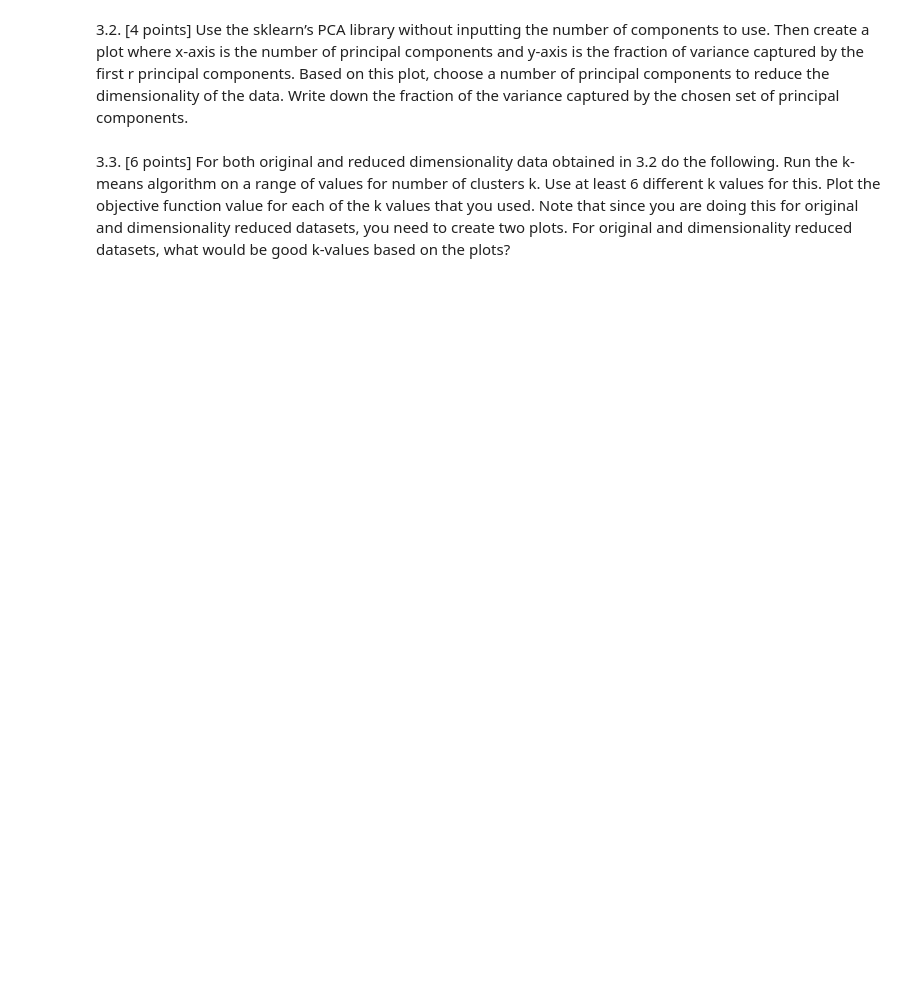
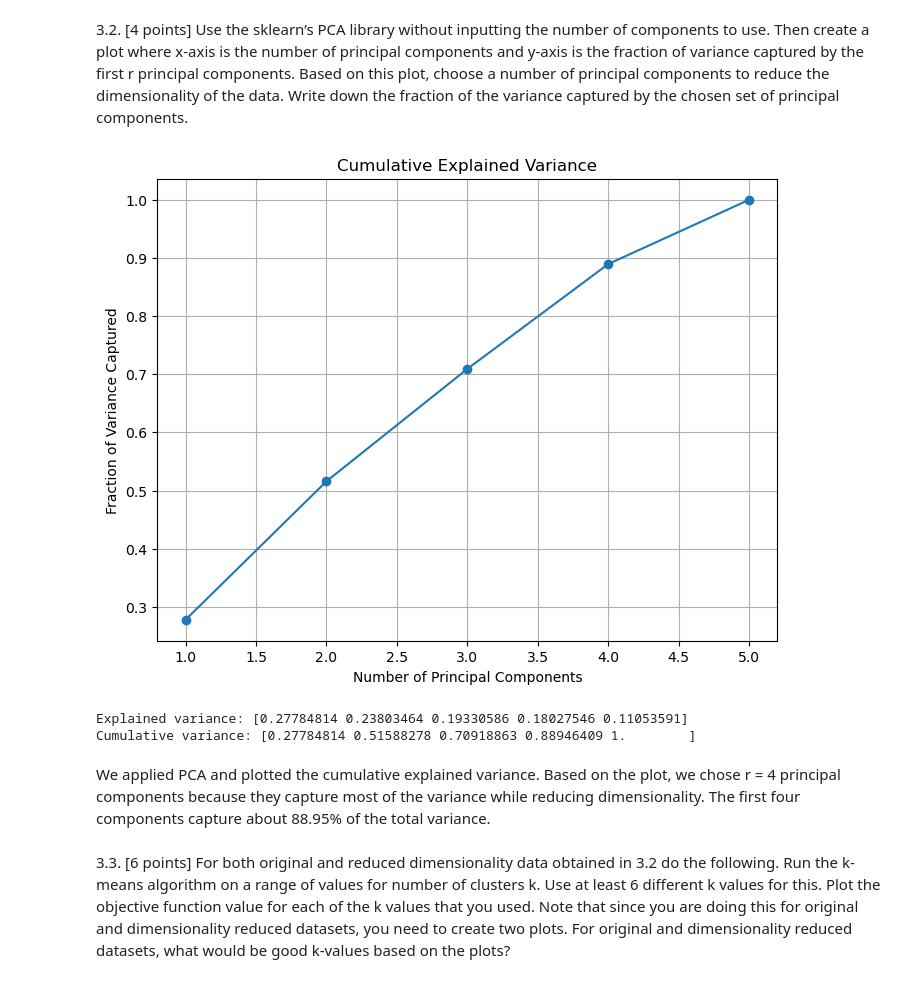
Before and after one commit to ArkhamTitan/CSCI_347-Mini-Projects-Group_17, a Jupyter notebook: Project 3/mini_project_03.ipynb, the cells around one changed output. Cells and saved outputs as stored; diff of their text form; code cells hidden in the pictures; blank space fills up the shorter version.

```diff
--- a/Project 3/mini_project_03.ipynb
+++ b/Project 3/mini_project_03.ipynb
@@ -195,6 +259,29 @@ Then create a plot where x-axis is the number of principal components and y-axis
 fraction of variance captured by the first r principal components. Based on this plot, choose a
 number of principal components to reduce the dimensionality of the data. Write down the
 fraction of the variance captured by the chosen set of principal components.
+# %%
+pca = PCA()
+pca.fit(X_scaled)
+
+explained_variance = pca.explained_variance_ratio_
+cumulative_variance = np.cumsum(explained_variance)
+
+plt.figure(figsize=(8, 6))
+plt.plot(range(1, len(cumulative_variance) + 1), cumulative_variance, marker='o')
+plt.xlabel("Number of Principal Components")
+plt.ylabel("Fraction of Variance Captured")
+plt.title("Cumulative Explained Variance")
+plt.grid(True)
+plt.show()
+
+print("Explained variance:", explained_variance)
+print("Cumulative variance:", cumulative_variance)
+# %% [output]
+[figure, added]
+Explained variance: [0.27784814 0.23803464 0.19330586 0.18027546 0.11053591]
+Cumulative variance: [0.27784814 0.51588278 0.70918863 0.88946409 1.        ]
+# %% [markdown]
+We applied PCA and plotted the cumulative explained variance. Based on the plot, we chose r = 4 principal components because they capture most of the variance while reducing dimensionality. The first four components capture about 88.95% of the total variance.
 # %% [markdown]
 3.3. [6 points] For both original and reduced dimensionality data obtained in 3.2 do the following.
 Run the k-means algorithm on a range of values for number of clusters k. Use at least 6
```
Also changed, not shown: parts of 10 cells of this notebook.
